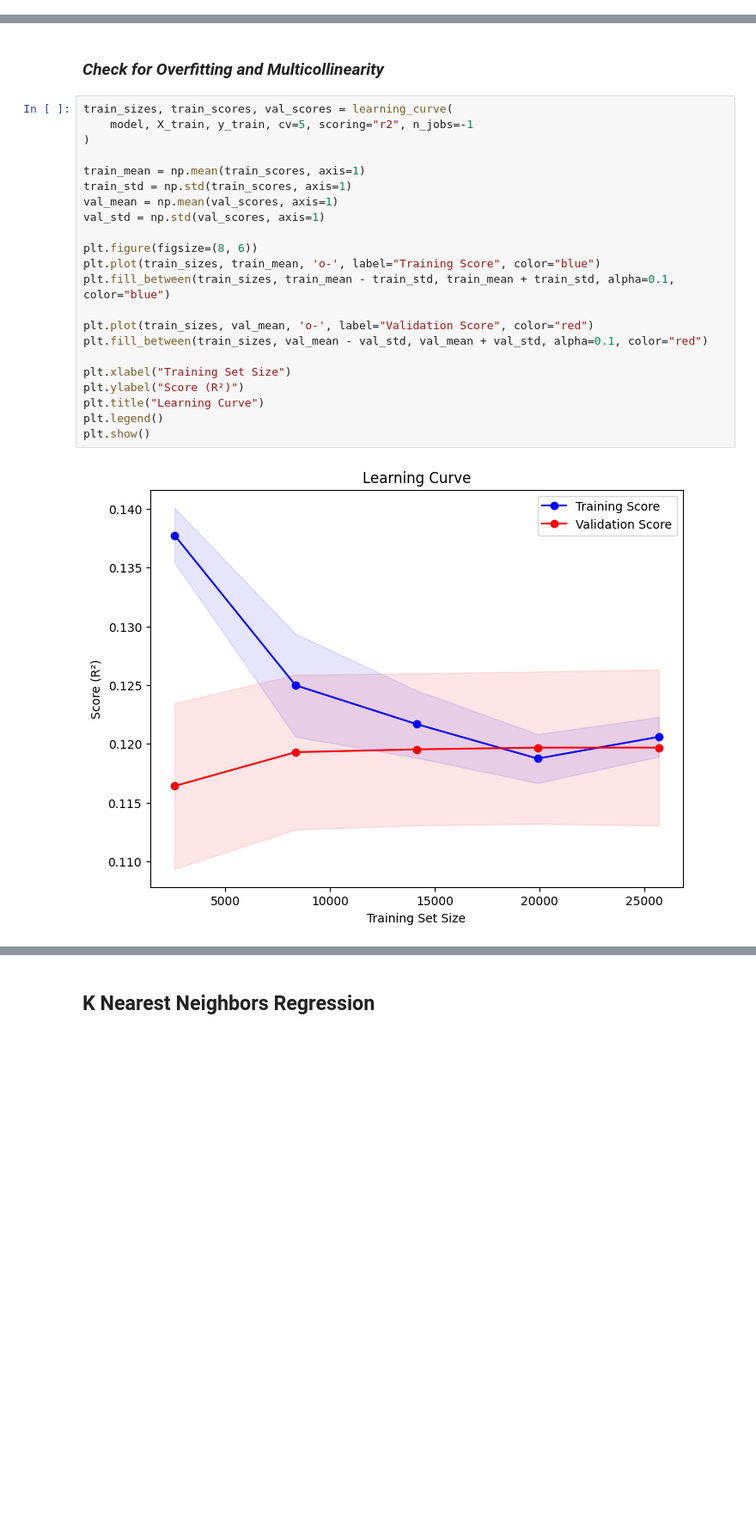
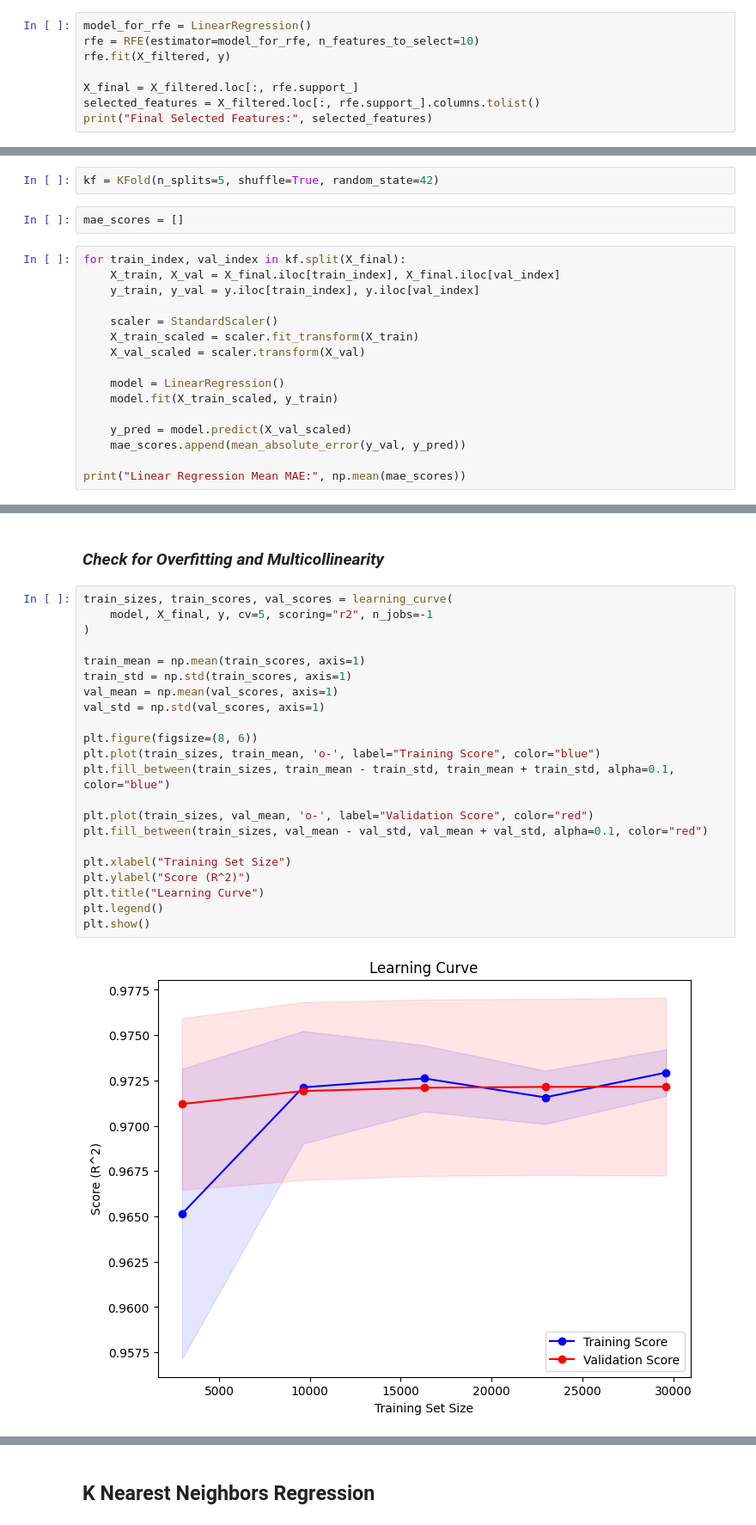
Before and after one commit to sophsar05/DSGNPAT, a Jupyter notebook: main.ipynb, the cells around one changed output, grey strips where cells are left out. Shown at 86% size. Drawn from its saved outputs; the diff is of its cells as text; blank space fills up the shorter version.

```diff
--- a/main.ipynb
+++ b/main.ipynb
@@ -780,0 +862,8 @@ Linear Regression MSE: 0.0034303220708015525
+# %%
+model_for_rfe = LinearRegression()
+rfe = RFE(estimator=model_for_rfe, n_features_to_select=10)
+rfe.fit(X_filtered, y)
+
+X_final = X_filtered.loc[:, rfe.support_]
+selected_features = X_filtered.loc[:, rfe.support_].columns.tolist()
+print("Final Selected Features:", selected_features)
@@ -780,0 +902,20 @@ Linear Regression MSE: 0.0034303220708015525
+# %%
+kf = KFold(n_splits=5, shuffle=True, random_state=42)
+# %%
+mae_scores = []
+# %%
+for train_index, val_index in kf.split(X_final):
+    X_train, X_val = X_final.iloc[train_index], X_final.iloc[val_index]
+    y_train, y_val = y.iloc[train_index], y.iloc[val_index]
+
+    scaler = StandardScaler()
+    X_train_scaled = scaler.fit_transform(X_train)
+    X_val_scaled = scaler.transform(X_val)
+
+    model = LinearRegression()
+    model.fit(X_train_scaled, y_train)
+
+    y_pred = model.predict(X_val_scaled)
+    mae_scores.append(mean_absolute_error(y_val, y_pred))
+
+print("Linear Regression Mean MAE:", np.mean(mae_scores))
@@ -782,25 +925,25 @@ Linear Regression MSE: 0.0034303220708015525
 ### ***Check for Overfitting and Multicollinearity***
 # %%
 train_sizes, train_scores, val_scores = learning_curve(
-    model, X_train, y_train, cv=5, scoring="r2", n_jobs=-1
+    model, X_final, y, cv=5, scoring="r2", n_jobs=-1
 )
 
 train_mean = np.mean(train_scores, axis=1)
 train_std = np.std(train_scores, axis=1)
 val_mean = np.mean(val_scores, axis=1)
 val_std = np.std(val_scores, axis=1)
 
 plt.figure(figsize=(8, 6))
 plt.plot(train_sizes, train_mean, 'o-', label="Training Score", color="blue")
 plt.fill_between(train_sizes, train_mean - train_std, train_mean + train_std, alpha=0.1, color="blue")
 
 plt.plot(train_sizes, val_mean, 'o-', label="Validation Score", color="red")
 plt.fill_between(train_sizes, val_mean - val_std, val_mean + val_std, alpha=0.1, color="red")
 
 plt.xlabel("Training Set Size")
-plt.ylabel("Score (R²)")
+plt.ylabel("Score (R^2)")
 plt.title("Learning Curve")
 plt.legend()
 plt.show()
 # %% [output]
-[figure, old version]
+[figure, new version]
```
Also changed, not shown: parts of 149 cells of this notebook.
